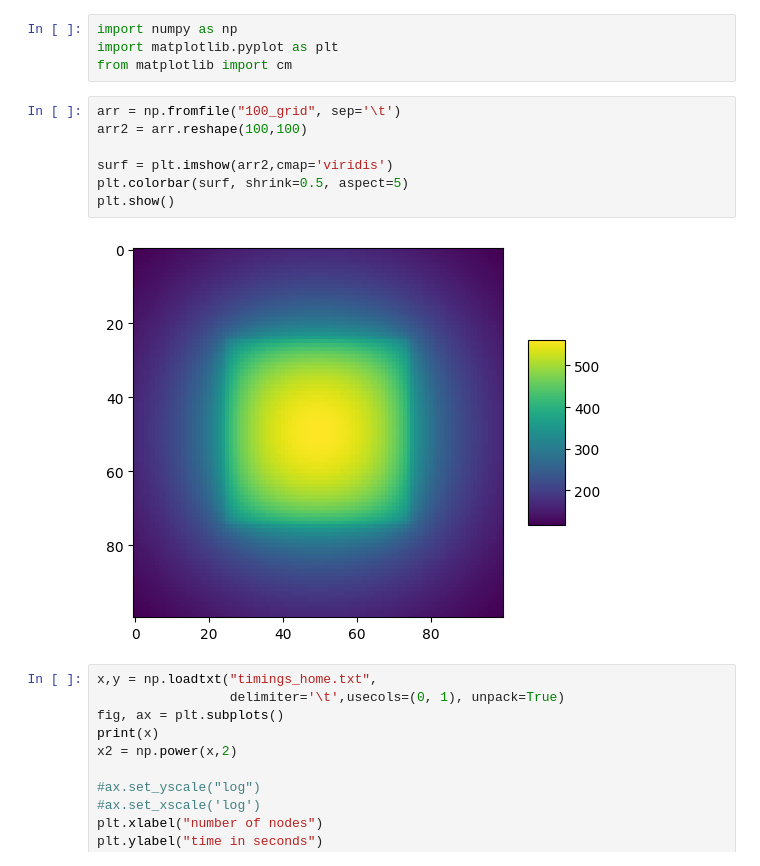
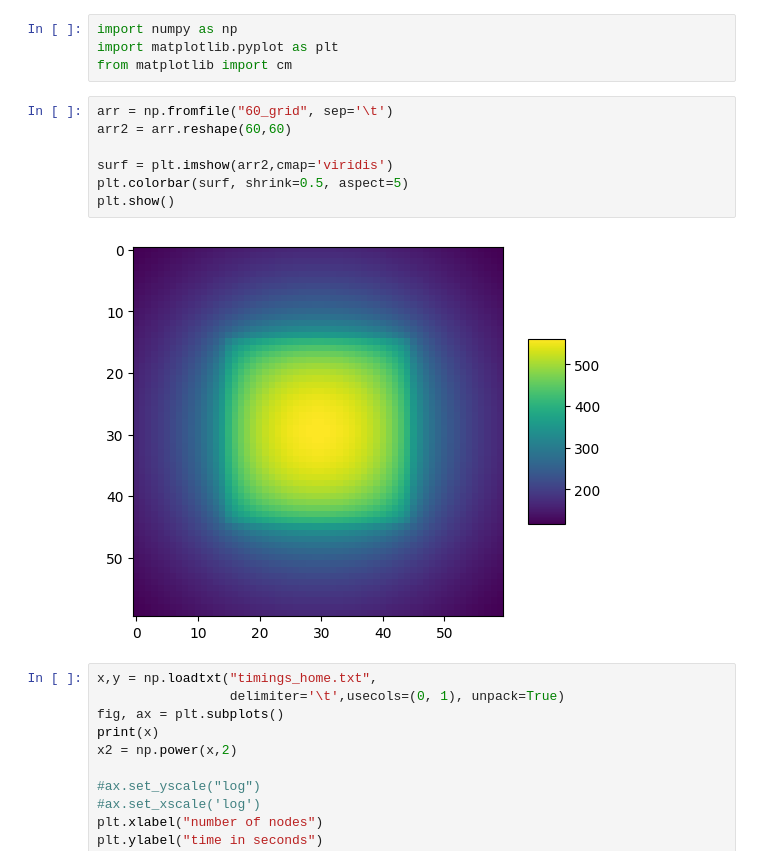
Before and after one commit to SickSmile1/naive-fft-mlms, a Jupyter notebook: results/plotResults.ipynb, the cells around one changed output. Cells and saved outputs as stored; diff of their text form.

```diff
--- a/results/plotResults.ipynb
+++ b/results/plotResults.ipynb
@@ -3,14 +3,14 @@ import numpy as np
 import matplotlib.pyplot as plt
 from matplotlib import cm
 # %%
-arr = np.fromfile("100_grid", sep='\t')
-arr2 = arr.reshape(100,100)
+arr = np.fromfile("60_grid", sep='\t')
+arr2 = arr.reshape(60,60)
 
 surf = plt.imshow(arr2,cmap='viridis')
 plt.colorbar(surf, shrink=0.5, aspect=5)
 plt.show()
 # %% [output]
-[figure, old version]
+[figure, new version]
 # %%
 x,y = np.loadtxt("timings_home.txt",
                  delimiter='\t',usecols=(0, 1), unpack=True)
```
Also changed, not shown: parts of 3 cells of this notebook, 9 other files.
